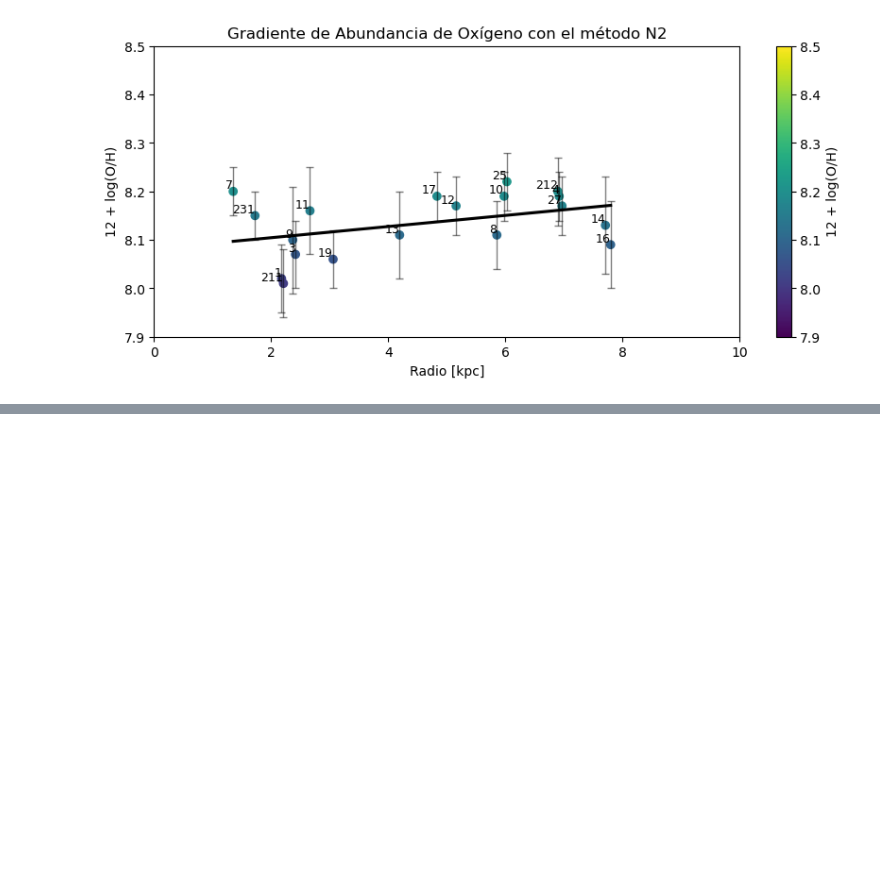
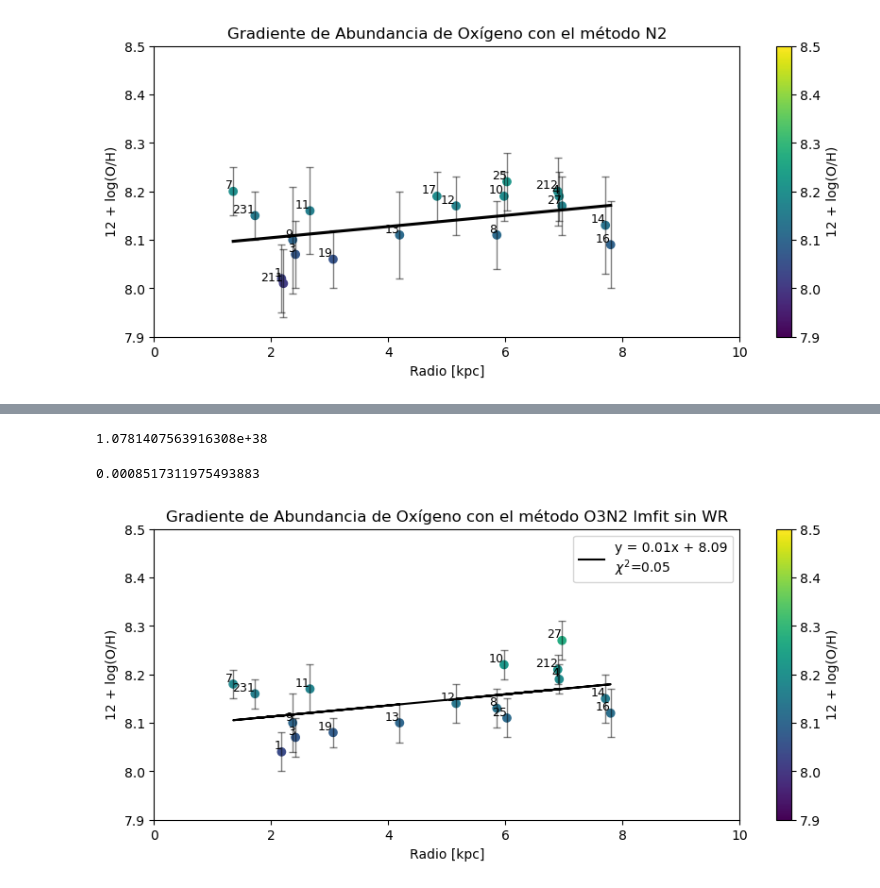
Before and after one commit to blnblnbln/TESIS, a Jupyter notebook: analysis_gmos/gradiente_y_edad_oficial.ipynb, the cells around one changed output, grey strips where cells are left out. Drawn from its saved outputs; the diff is of its cells as text; code cells hidden in the pictures; blank space fills up the shorter version.

Commit message:
agrego gradiente sin WR y SFR ok

```diff
--- a/analysis_gmos/gradiente_y_edad_oficial.ipynb
+++ b/analysis_gmos/gradiente_y_edad_oficial.ipynb
@@ -915,0 +960,64 @@ plt.show()
+# %%
+df['L_H_ALPHA'].median()
+# %% [output]
+1.0781407563916308e+38
+# %%
+df['SFR'].median()
+# %% [output]
+0.0008517311975493883
+# %%
+import pandas as pd
+import matplotlib.pyplot as plt
+import seaborn as sns
+import numpy as np
+from lmfit import Model
+
+# Cargar los datos
+df = pd.read_csv('gradiente_scarano.csv', delimiter=',')
+df = df.drop(index=[6,8])
+
+# Definir la función lineal
+def linear(x, slope, intercept):
+    return slope * x + intercept
+
+# Crear el modelo de lmfit y realizar el ajuste
+model = Model(linear)
+result = model.fit(df['12_LOG_OH_O3N2'], x=df['r_kpc'], slope=1, intercept=1)
+
+# Extraer los parámetros ajustados y el valor de chi cuadrado
+slope = result.params['slope'].value
+intercept = result.params['intercept'].value
+chi_square = result.chisqr
+
+# Configurar la gráfica
+plt.figure(figsize=(10, 4))
+
+# Agregar barras de error
+plt.errorbar(df['r_kpc'], df['12_LOG_OH_O3N2'], yerr=df['12_LOG_OH_O3N2_ERR'], fmt='none', ecolor='black', capsize=3, alpha=0.5, elinewidth=1)
+
+# Scatter plot con color bar
+sc = plt.scatter(df['r_kpc'], df['12_LOG_OH_O3N2'], c=df['12_LOG_OH_O3N2'], cmap='viridis', vmin=7.9, vmax=8.5)
+
+# Agregar colorbar
+cbar = plt.colorbar(sc)
+cbar.set_label('12 + log(O/H)')
+
+# Graficar la línea de regresión ajustada
+plt.plot(df['r_kpc'], result.best_fit, color='black', label=f"y = {slope:.2f}x + {intercept:.2f}\n$\chi^2$={chi_square:.2f}")
+
+# Añadir etiquetas de los puntos con ID
+for i, row in df.iterrows():
+    plt.text(row['r_kpc'], row['12_LOG_OH_O3N2'], str(int(row['ID'])), fontsize=9, ha='right', va='bottom')
+
+# Etiquetas y título
+plt.xlabel('Radio [kpc]')
+plt.ylabel('12 + log(O/H)')
+plt.title('Gradiente de Abundancia de Oxígeno con el método O3N2 lmfit sin WR')
+plt.xlim(0, 10)
+plt.ylim(7.9, 8.5)
+plt.legend()
+
+# Mostrar la gráfica
+plt.show()
+# %% [output]
+[figure, added]
```
Also changed, not shown: parts of 2 cells of this notebook.
